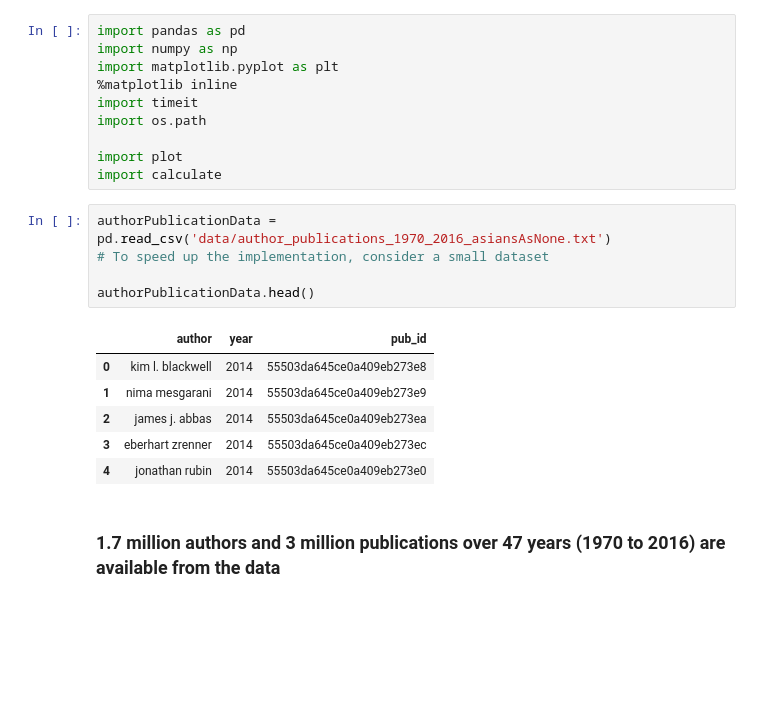
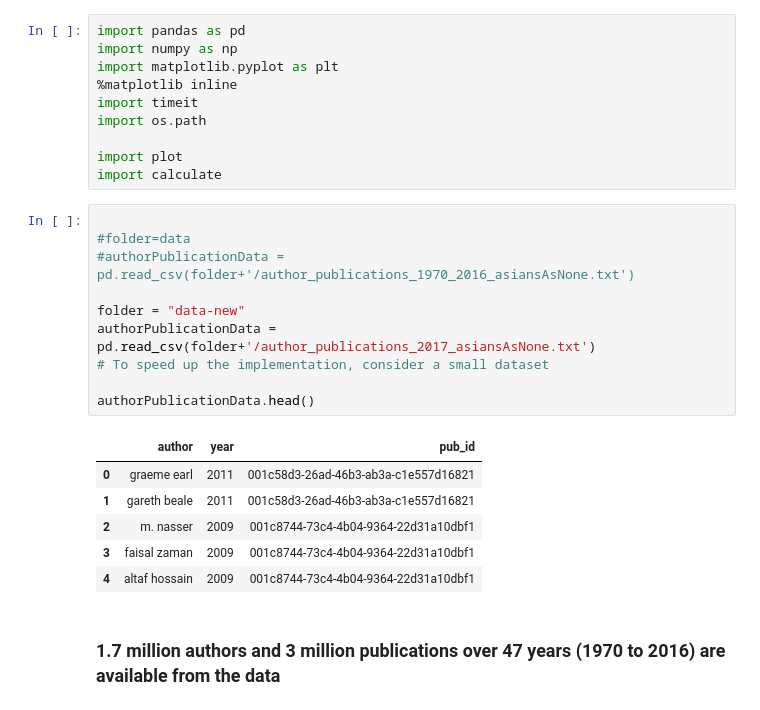
Before and after one commit to gesiscss/inequality, a Jupyter notebook: author-statistics.ipynb, the cells around one changed output. Drawn from its saved outputs; the diff is of its cells as text; blank space fills up the shorter version.

```diff
--- a/author-statistics.ipynb
+++ b/author-statistics.ipynb
@@ -9,17 +9,22 @@ import os.path
 import plot
 import calculate
 # %%
-authorPublicationData = pd.read_csv('data/author_publications_1970_2016_asiansAsNone.txt')
+
+#folder=data
+#authorPublicationData = pd.read_csv(folder+'/author_publications_1970_2016_asiansAsNone.txt')
+
+folder = "data-new"
+authorPublicationData = pd.read_csv(folder+'/author_publications_2017_asiansAsNone.txt')
 # To speed up the implementation, consider a small dataset
 
 authorPublicationData.head()
 # %% [output]
 |  | author | year | pub_id |
-| 0 | kim l. blackwell | 2014 | 55503da645ce0a409eb273e8 |
-| 1 | nima mesgarani | 2014 | 55503da645ce0a409eb273e9 |
-| 2 | james j. abbas | 2014 | 55503da645ce0a409eb273ea |
-| 3 | eberhart zrenner | 2014 | 55503da645ce0a409eb273ec |
-| 4 | jonathan rubin | 2014 | 55503da645ce0a409eb273e0 |
+| 0 | graeme earl | 2011 | 001c58d3-26ad-46b3-ab3a-c1e557d16821 |
+| 1 | gareth beale | 2011 | 001c58d3-26ad-46b3-ab3a-c1e557d16821 |
+| 2 | m. nasser | 2009 | 001c8744-73c4-4b04-9364-22d31a10dbf1 |
+| 3 | faisal zaman | 2009 | 001c8744-73c4-4b04-9364-22d31a10dbf1 |
+| 4 | altaf hossain | 2009 | 001c8744-73c4-4b04-9364-22d31a10dbf1 |
 # %% [markdown]
 ### 1.7 million authors and 3 million publications over 47 years (1970 to 2016) are available from the data
 # %%
```
Also changed, not shown: parts of 29 cells of this notebook, 1 other file.
